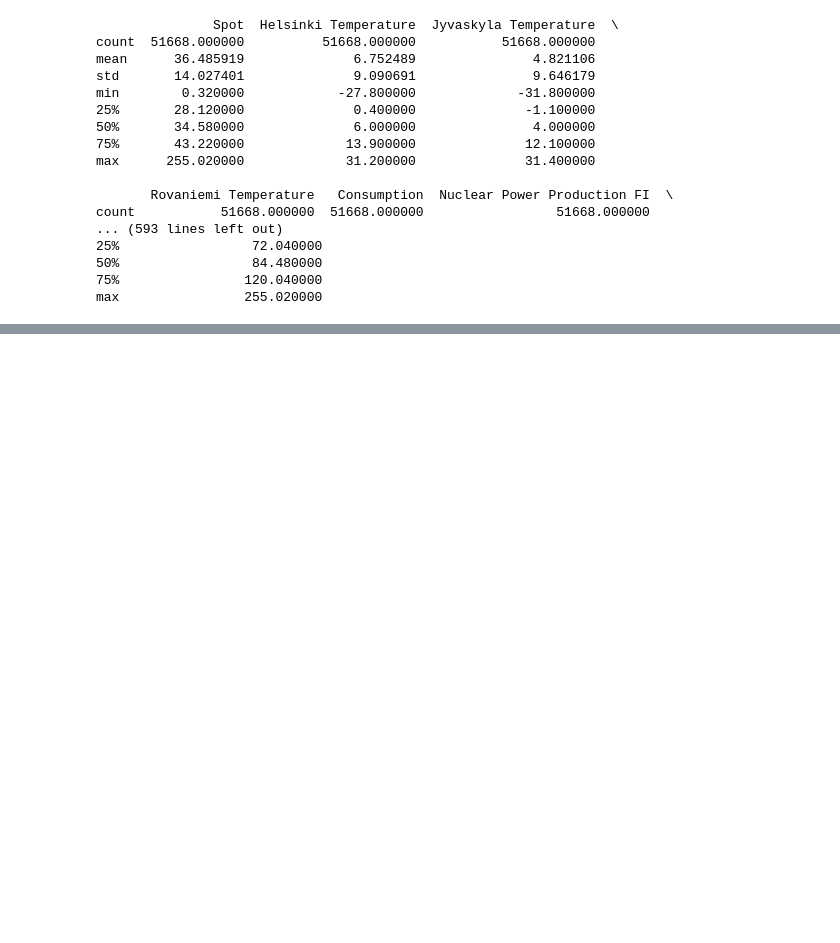
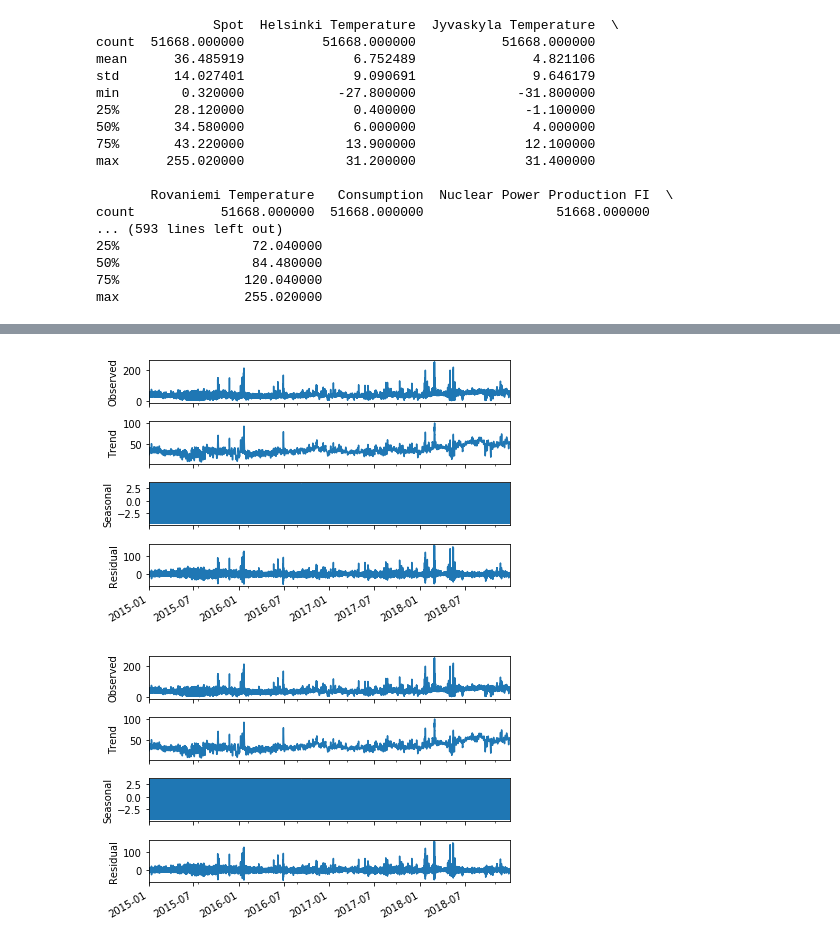
Before and after one commit to Cadax/nordpool-spot-price, a Jupyter notebook: notebooks/Feature_Engineering.ipynb, the cells around one changed output, grey strips where cells are left out. Saved outputs shown, nothing was run; the diff lists cells and outputs as text; code cells hidden in the pictures; blank space fills up the shorter version.

```diff
--- a/notebooks/Feature_Engineering.ipynb
+++ b/notebooks/Feature_Engineering.ipynb
@@ -248,0 +659,8 @@ NameError: name 'cols' is not defined
+# %%
+from statsmodels.tsa.seasonal import seasonal_decompose
+combined_df_residual = pd.read_pickle('combined_df_stripped.pickle')
+decompose = seasonal_decompose(combined_df_residual['Spot'],freq=24,model='additive')
+decompose.plot()
+# %% [output]
+[figure, added]
+[figure, added]
```
Also changed, not shown: parts of 63 cells of this notebook, 6 other files.
